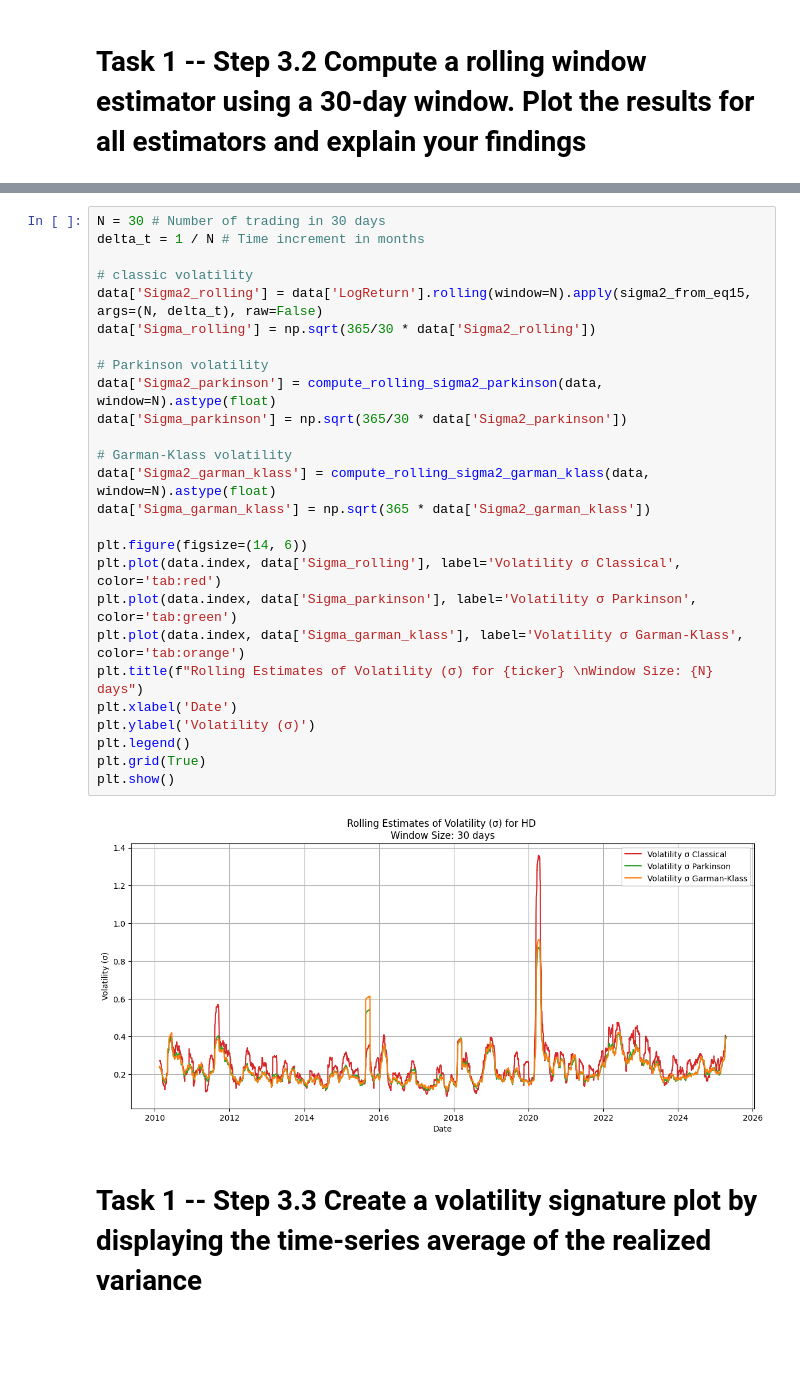
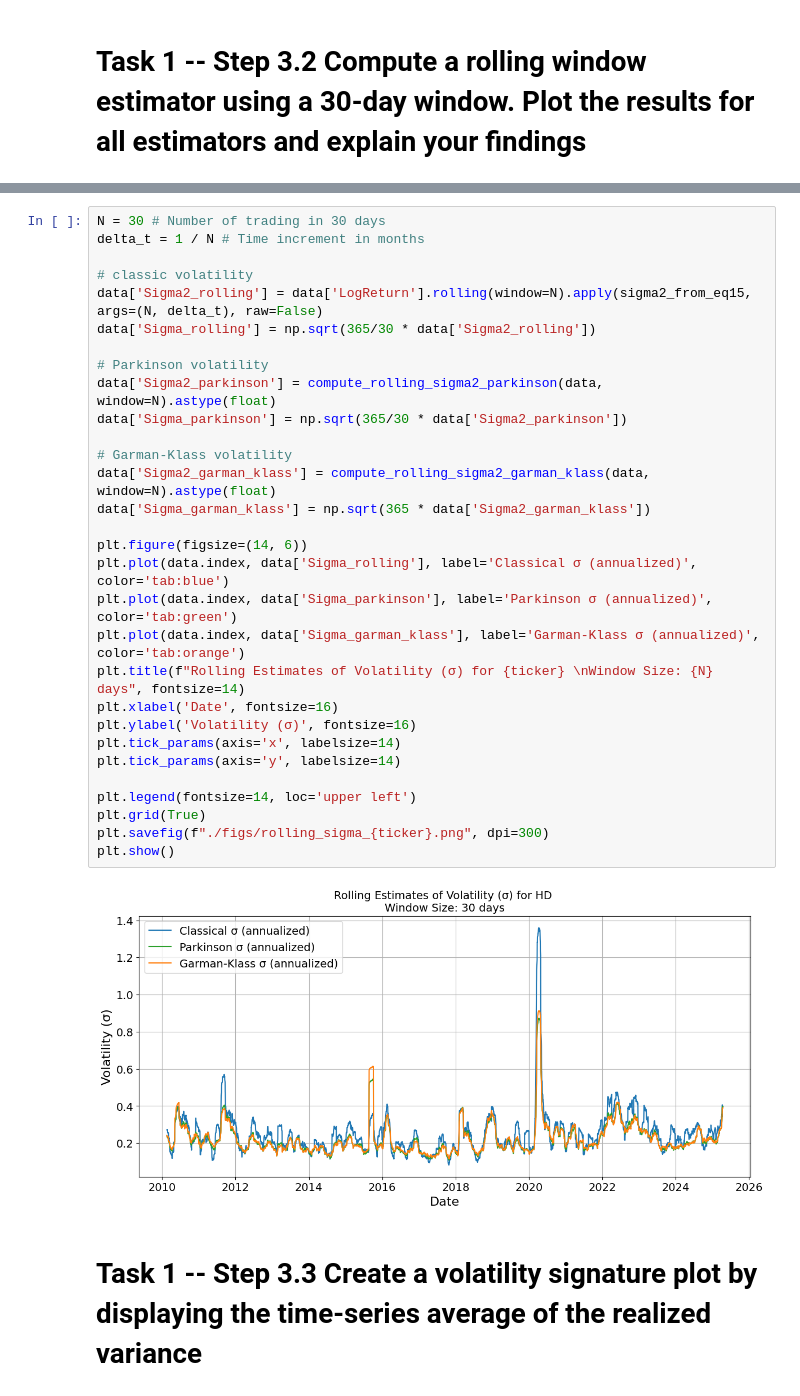
Before and after one commit to HarvestStars/cf_assignment1, a Jupyter notebook: assignment1/part_1.ipynb, the cells around one changed output, grey strips where cells are left out. Drawn from its saved outputs; the diff is of its cells as text; blank space fills up the shorter version.

```diff
--- a/assignment1/part_1.ipynb
+++ b/assignment1/part_1.ipynb
@@ -227,31 +231,35 @@ plt.show()
 # %%
 N = 30 # Number of trading in 30 days
 delta_t = 1 / N # Time increment in months
 
 # classic volatility
 data['Sigma2_rolling'] = data['LogReturn'].rolling(window=N).apply(sigma2_from_eq15, args=(N, delta_t), raw=False)
 data['Sigma_rolling'] = np.sqrt(365/30 * data['Sigma2_rolling'])
 
 # Parkinson volatility
 data['Sigma2_parkinson'] = compute_rolling_sigma2_parkinson(data, window=N).astype(float)
 data['Sigma_parkinson'] = np.sqrt(365/30 * data['Sigma2_parkinson'])
 
 # Garman-Klass volatility
 data['Sigma2_garman_klass'] = compute_rolling_sigma2_garman_klass(data, window=N).astype(float)
 data['Sigma_garman_klass'] = np.sqrt(365 * data['Sigma2_garman_klass'])
 
 plt.figure(figsize=(14, 6))
-plt.plot(data.index, data['Sigma_rolling'], label='Volatility σ Classical', color='tab:red')
-plt.plot(data.index, data['Sigma_parkinson'], label='Volatility σ Parkinson', color='tab:green')
-plt.plot(data.index, data['Sigma_garman_klass'], label='Volatility σ Garman-Klass', color='tab:orange')
-plt.title(f"Rolling Estimates of Volatility (σ) for {ticker} \nWindow Size: {N} days")
-plt.xlabel('Date')
-plt.ylabel('Volatility (σ)')
-plt.legend()
+plt.plot(data.index, data['Sigma_rolling'], label='Classical σ (annualized)', color='tab:blue')
+plt.plot(data.index, data['Sigma_parkinson'], label='Parkinson σ (annualized)', color='tab:green')
+plt.plot(data.index, data['Sigma_garman_klass'], label='Garman-Klass σ (annualized)', color='tab:orange')
+plt.title(f"Rolling Estimates of Volatility (σ) for {ticker} \nWindow Size: {N} days", fontsize=14)
+plt.xlabel('Date', fontsize=16)
+plt.ylabel('Volatility (σ)', fontsize=16)
+plt.tick_params(axis='x', labelsize=14)
+plt.tick_params(axis='y', labelsize=14)
+
+plt.legend(fontsize=14, loc='upper left')
 plt.grid(True)
+plt.savefig(f"./figs/rolling_sigma_{ticker}.png", dpi=300)
 plt.show()
 # %% [output]
-[figure, old version]
+[figure, new version]
 # %% [markdown]
 # Task 1 -- Step 3.3 Create a volatility signature plot by displaying the time-series average of the realized variance
 # %%
```
Also changed, not shown: parts of 5 cells of this notebook, 14 other files.
